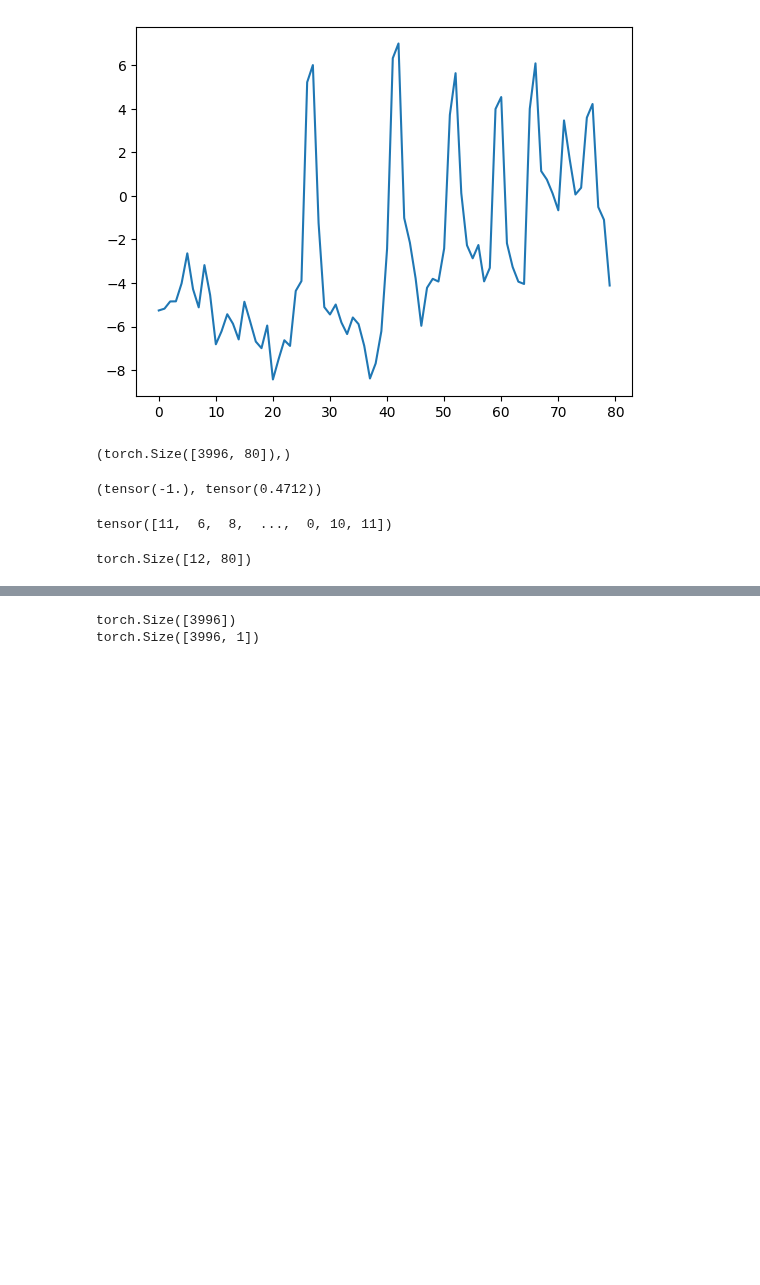
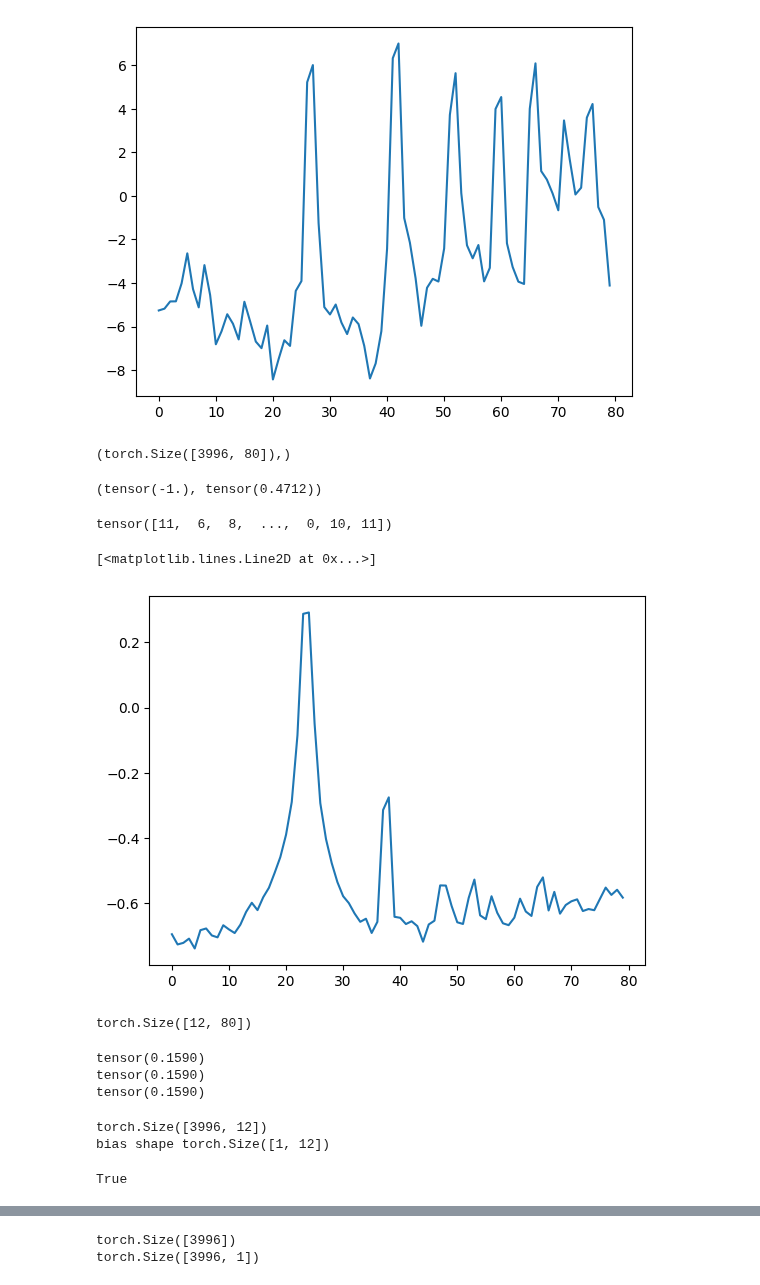
Before and after one commit to jdasam/ant5015, a Jupyter notebook: notebooks/3rd_week_note_classification.ipynb, the cells around one changed output, grey strips where cells are left out. Saved outputs shown, nothing was run; the diff lists cells and outputs as text; code cells hidden in the pictures; blank space fills up the shorter version.

```diff
--- a/notebooks/3rd_week_note_classification.ipynb
+++ b/notebooks/3rd_week_note_classification.ipynb
@@ -257,6 +257,11 @@ training_labels = torch.tensor(training_labels)
 training_labels
 # %% [output]
 tensor([11,  6,  8,  ...,  0, 10, 11])
+# %%
+plt.plot(training_data[172, :])
+# %% [output]
+[<matplotlib.lines.Line2D at 0x...>]
+[figure, added]
 # %%
 import torch.nn as nn
 
@@ -264,6 +270,55 @@ classifier = nn.Linear(in_features=80, out_features=12)
 classifier.weight.shape
 # %% [output]
 torch.Size([12, 80])
+# %%
+# nn.Linear : Wx + b
+# W: weight matrix
+# b: bias
+# x: input
+
+sample_x = training_data[172, :]
+sample_weight = torch.randn(80) # gaussian distribution random
+
+# calculate weighted sum
+
+output = []
+for i in range(len(sample_x)): # i is index of vector dimension
+  x_i = sample_x[i]
+  w_i = sample_weight[i]
+  weighted_x_i = x_i * w_i
+  output.append(weighted_x_i)
+weighted_sum = sum(output)
+print(weighted_sum)
+
+# use tensor multiplication
+weighted_sum = (sample_x * sample_weight).sum()
+print(weighted_sum)
+
+# use vector multiplication
+weighted_sum = sample_x @ sample_weight
+print(weighted_sum)
+# %% [output]
+tensor(0.1590)
+tensor(0.1590)
+tensor(0.1590)
+# %%
+classifier.weight, classifier.bias
+classifier.weight.shape, training_data.shape
+# output = training_data * classifier.weight.T #  * means element-wise multiplication
+output = torch.mm(training_data, classifier.weight.T)
+print(output.shape)
+print('bias shape', classifier.bias.unsqueeze(0).shape)
+output = output + classifier.bias.unsqueeze(0)
+# %% [output]
+torch.Size([3996, 12])
+bias shape torch.Size([1, 12])
+# %%
+logit = classifier(training_data)
+
+torch.allclose(output, logit, atol=1e-8) # check two tensor has almost same value for every item
+# (output==logit).all()
+# %% [output]
+True
 # %%
 logit = classifier(training_data)
 # logit.shape
```
Also changed, not shown: parts of 16 cells of this notebook.
